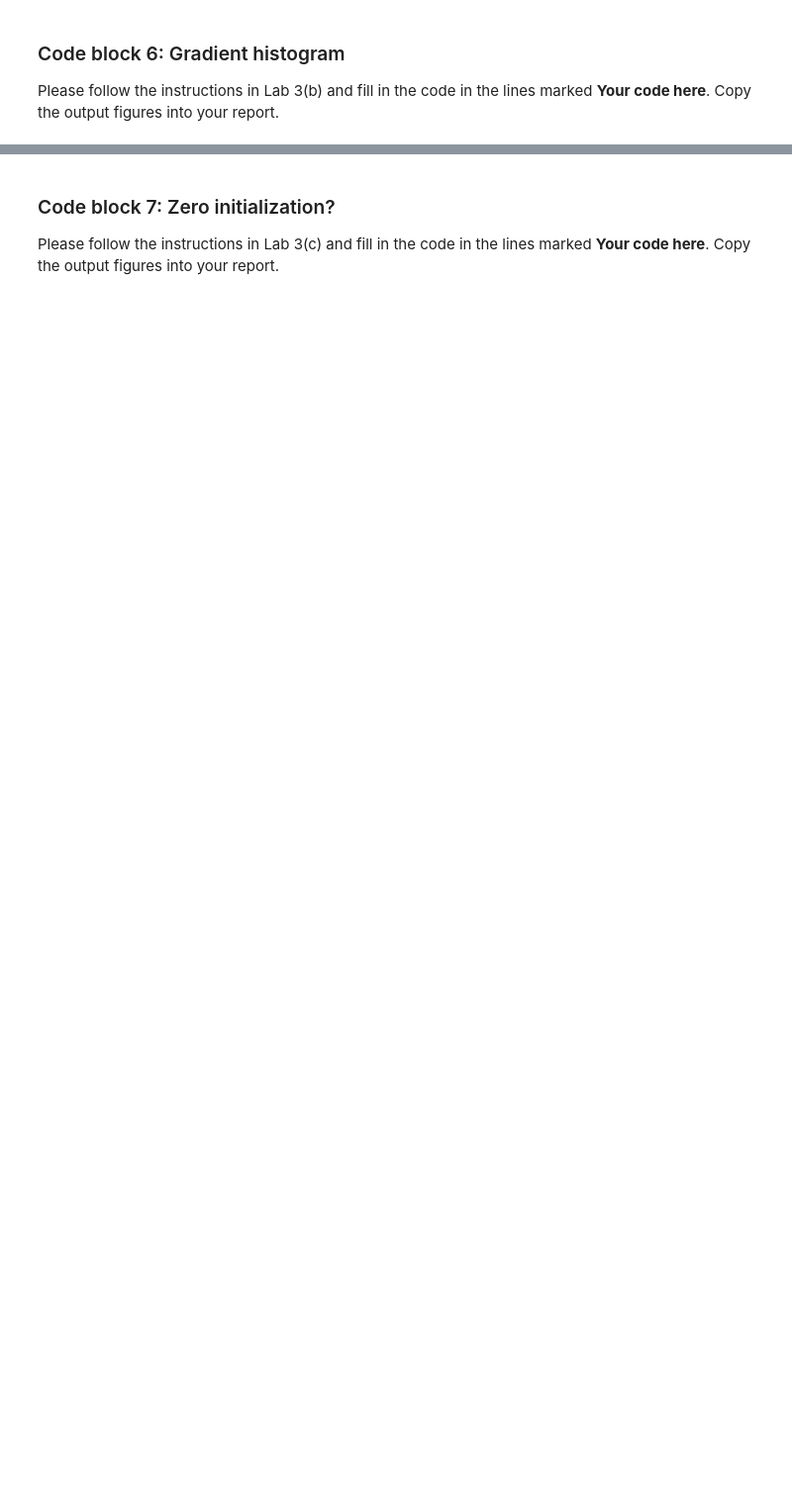
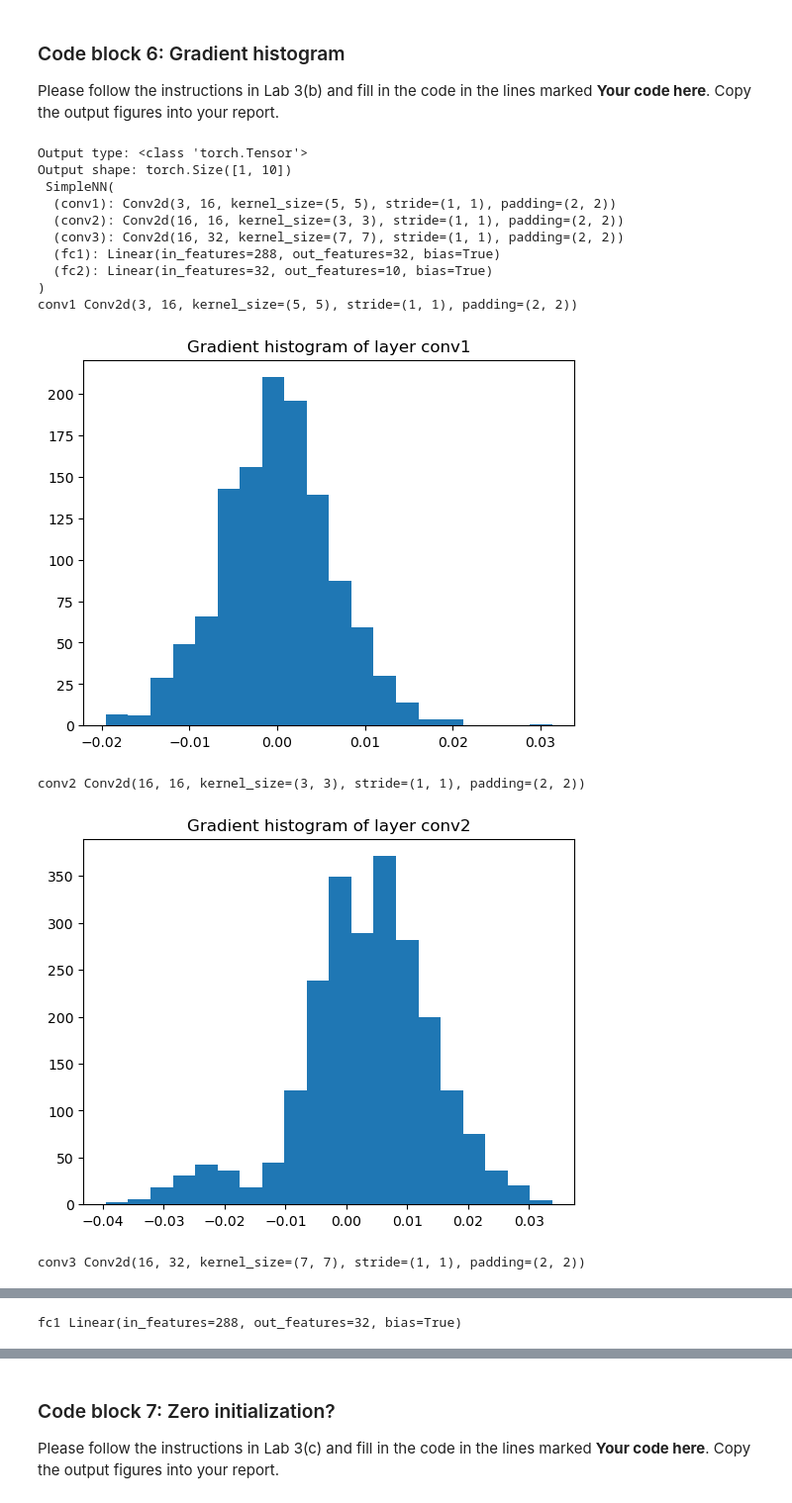
Before and after one commit to mingxinliu0423/ECE661, a Jupyter notebook: HW1/SimpleNN.ipynb, the cells around one changed output, grey strips where cells are left out. Shown at 99% size. Saved outputs shown, nothing was run; the diff lists cells and outputs as text; code cells hidden in the pictures; blank space fills up the shorter version.

```diff
--- a/HW1/SimpleNN.ipynb
+++ b/HW1/SimpleNN.ipynb
@@ -202,26 +202,48 @@ Please follow the instructions in Lab 3(b) and fill in the code in the lines mar
 # %%
 '''
 Lab 3(b)
 '''
 # Loss definition
 criterion = nn.MSELoss()
+
+# Forward pass (create output with gradient tracking)
+data = data.requires_grad_() # Enable gradient tracking
+output = net(data)
+print("Output type:", type(output))
+print("Output shape:", output.shape)
+
 # Random target
 target = torch.randn(1, 10).to(device)
 
 # Loss computation
-loss = criterion(output, target)
+loss = criterion(output, target)     #Your code here
 # Backward pass for gradients
      #Your code here
 loss.backward()
-optimizer.step()
 
 for name, module in net.named_modules():
-    if isinstance(module, CONV) or isinstance(module, FC):
+    print(name, module)
+    if isinstance(module, nn.Conv2d) or isinstance(module, nn.Linear):
         # Get the gradient of the module as a NumPy array
-        gradient =
+        gradient = module.weight.grad.detach().cpu().numpy()     #Your code here
 
         # Reshape for histogram
         gradient = gradient.reshape(-1)
         _ = plt.hist(gradient, bins=20)
         plt.title("Gradient histogram of layer "+name)
         plt.show()
+# %% [output]
+Output type: <class 'torch.Tensor'>
+Output shape: torch.Size([1, 10])
+ SimpleNN(
+  (conv1): Conv2d(3, 16, kernel_size=(5, 5), stride=(1, 1), padding=(2, 2))
+  (conv2): Conv2d(16, 16, kernel_size=(3, 3), stride=(1, 1), padding=(2, 2))
+  (conv3): Conv2d(16, 32, kernel_size=(7, 7), stride=(1, 1), padding=(2, 2))
+  (fc1): Linear(in_features=288, out_features=32, bias=True)
+  (fc2): Linear(in_features=32, out_features=10, bias=True)
+)
+conv1 Conv2d(3, 16, kernel_size=(5, 5), stride=(1, 1), padding=(2, 2))
+[figure, added]
+conv2 Conv2d(16, 16, kernel_size=(3, 3), stride=(1, 1), padding=(2, 2))
+[figure, added]
+conv3 Conv2d(16, 32, kernel_size=(7, 7), stride=(1, 1), padding=(2, 2))
@@ -227,0 +251 @@ for name, module in net.named_modules():
+fc1 Linear(in_features=288, out_features=32, bias=True)
```
Also changed, not shown: parts of 3 cells of this notebook, 4 other files.
